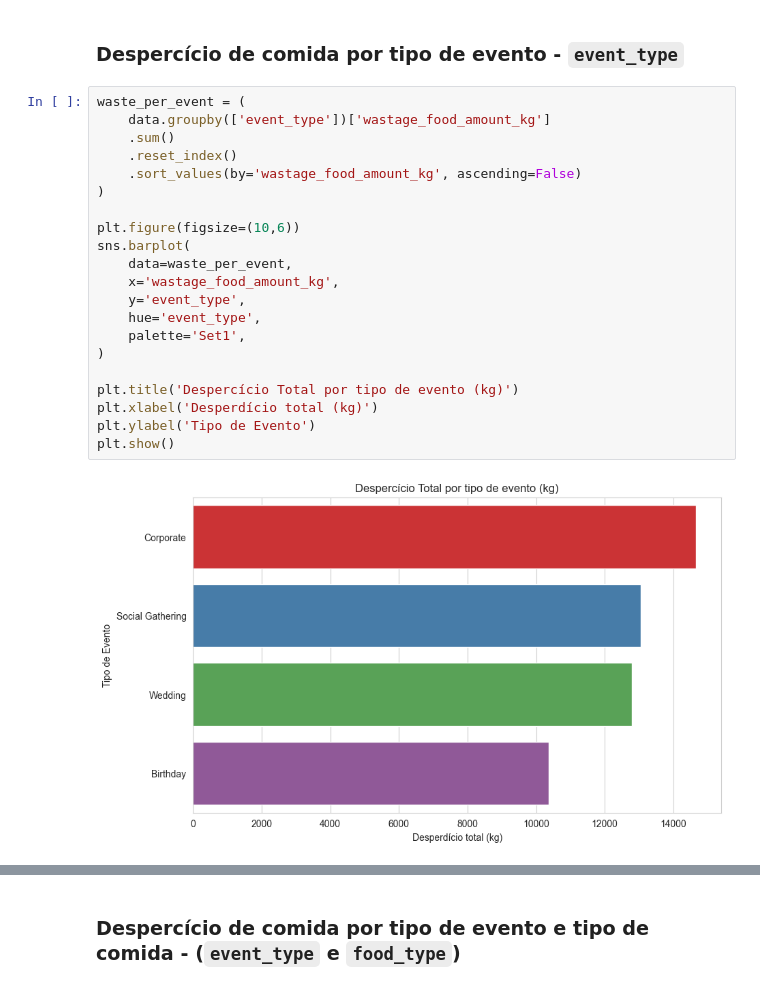
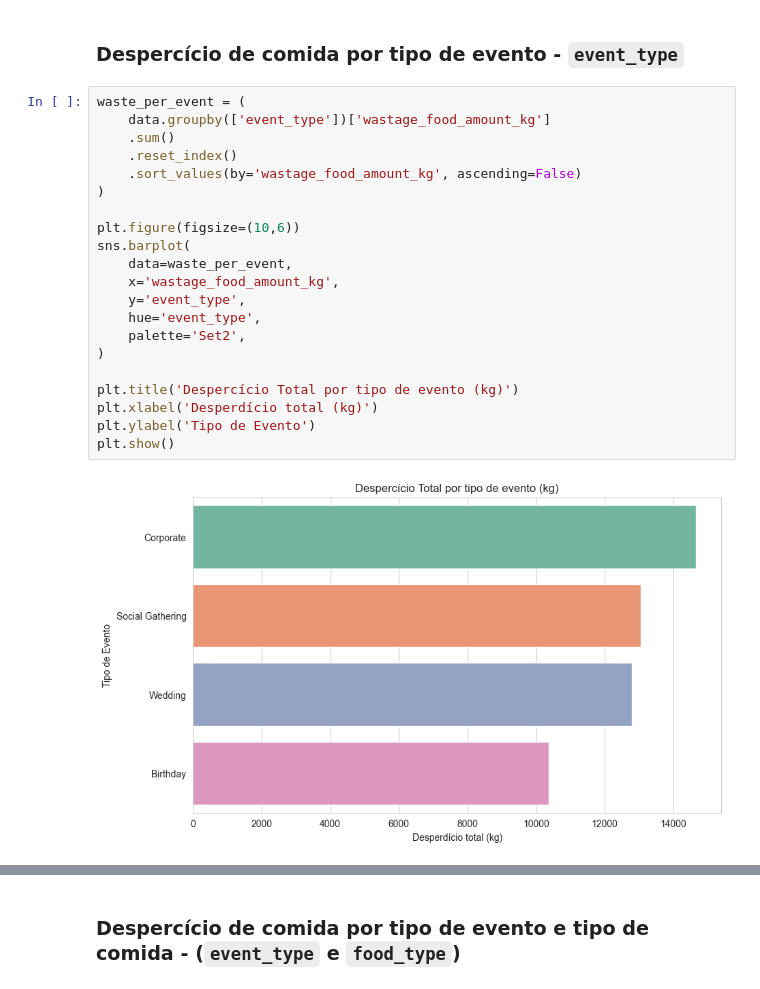
Before and after one commit to A-UTech/analise-exploratoria-cd-2ano, a Jupyter notebook: analise-wastage-food-ofc.ipynb, the cells around one changed output, grey strips where cells are left out. Cells and saved outputs as stored; diff of their text form.

```diff
--- a/analise-wastage-food-ofc.ipynb
+++ b/analise-wastage-food-ofc.ipynb
@@ -417,23 +433,23 @@ plt.show()
 # %%
 waste_per_event = (
     data.groupby(['event_type'])['wastage_food_amount_kg']
     .sum()
     .reset_index()
     .sort_values(by='wastage_food_amount_kg', ascending=False)
 )
 
 plt.figure(figsize=(10,6))
 sns.barplot(
     data=waste_per_event,
     x='wastage_food_amount_kg',
     y='event_type',
     hue='event_type',
-    palette='Set1',
+    palette='Set2',
 )
 
 plt.title('Despercício Total por tipo de evento (kg)')
 plt.xlabel('Desperdício total (kg)')
 plt.ylabel('Tipo de Evento')
 plt.show()
 # %% [output]
-[figure, old version]
+[figure, new version]
```
Also changed, not shown: parts of 7 cells of this notebook.
